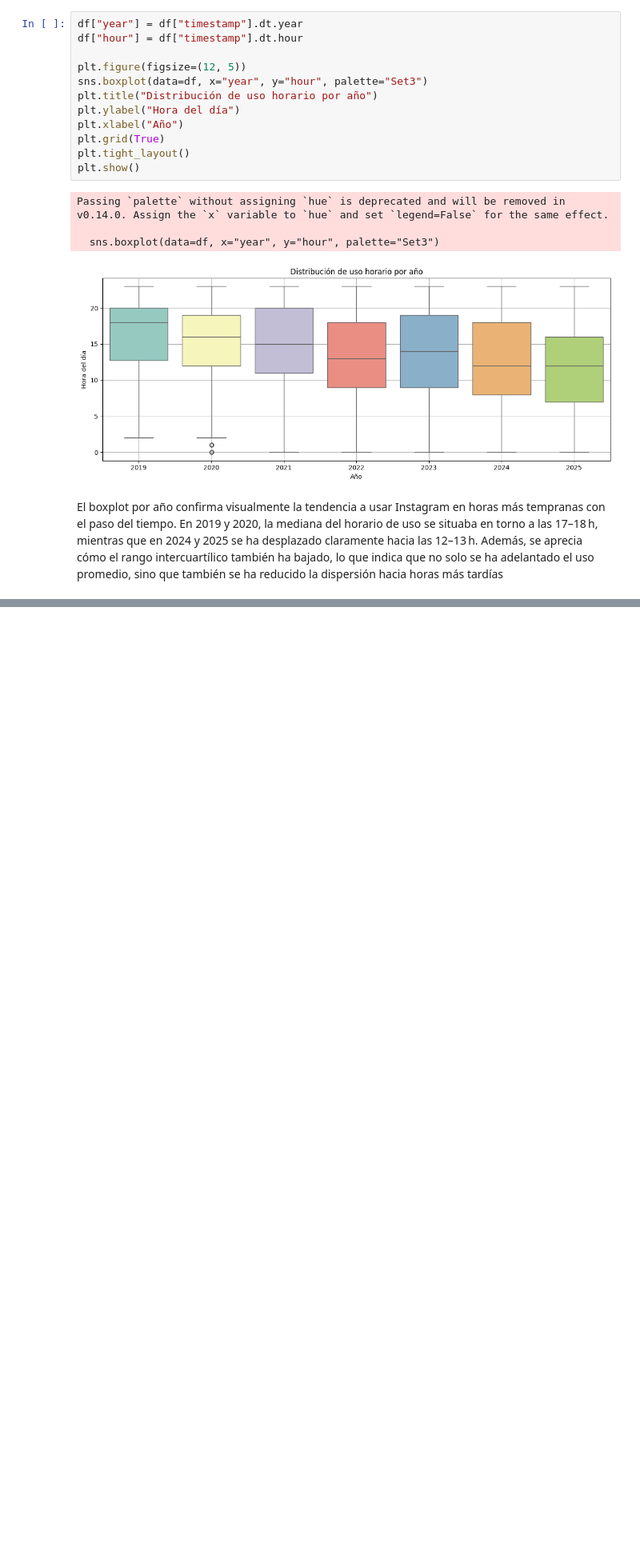
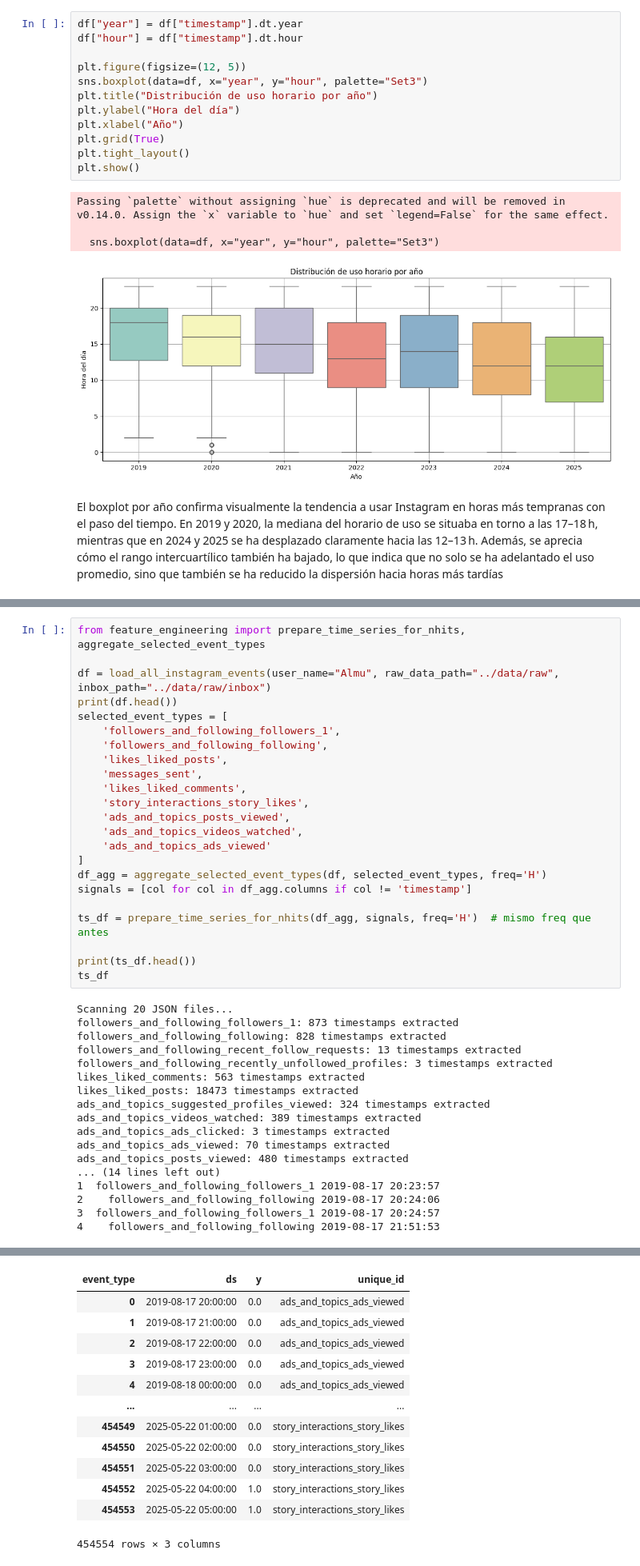
Before and after one commit to AlmuBC/instagram-behavior-analysis, a Jupyter notebook: notebooks/01_exploration.ipynb, the cells around one changed output, grey strips where cells are left out. Shown at 80% size. Drawn from its saved outputs; the diff is of its cells as text; blank space fills up the shorter version.

```diff
--- a/notebooks/01_exploration.ipynb
+++ b/notebooks/01_exploration.ipynb
@@ -256,0 +289,41 @@ El boxplot por año confirma visualmente la tendencia a usar Instagram en horas
+# %%
+from feature_engineering import prepare_time_series_for_nhits, aggregate_selected_event_types
+
+df = load_all_instagram_events(user_name="Almu", raw_data_path="../data/raw", inbox_path="../data/raw/inbox")
+print(df.head())
+selected_event_types = [
+    'followers_and_following_followers_1',
+    'followers_and_following_following',
+    'likes_liked_posts',
+    'messages_sent',
+    'likes_liked_comments',
+    'story_interactions_story_likes',
+    'ads_and_topics_posts_viewed',
+    'ads_and_topics_videos_watched',
+    'ads_and_topics_ads_viewed'
+]
+df_agg = aggregate_selected_event_types(df, selected_event_types, freq='H')
+signals = [col for col in df_agg.columns if col != 'timestamp']
+
+ts_df = prepare_time_series_for_nhits(df_agg, signals, freq='H')  # mismo freq que antes
+
+print(ts_df.head())
+ts_df
+# %% [output]
+Scanning 20 JSON files...
+followers_and_following_followers_1: 873 timestamps extracted
+followers_and_following_following: 828 timestamps extracted
+followers_and_following_recent_follow_requests: 13 timestamps extracted
+followers_and_following_recently_unfollowed_profiles: 3 timestamps extracted
+likes_liked_comments: 563 timestamps extracted
+likes_liked_posts: 18473 timestamps extracted
+ads_and_topics_suggested_profiles_viewed: 324 timestamps extracted
+ads_and_topics_videos_watched: 389 timestamps extracted
+ads_and_topics_ads_clicked: 3 timestamps extracted
+ads_and_topics_ads_viewed: 70 timestamps extracted
+ads_and_topics_posts_viewed: 480 timestamps extracted
+... (14 lines left out)
+1  followers_and_following_followers_1 2019-08-17 20:23:57
+2    followers_and_following_following 2019-08-17 20:24:06
+3  followers_and_following_followers_1 2019-08-17 20:24:57
+4    followers_and_following_following 2019-08-17 21:51:53
@@ -256,0 +336,13 @@ El boxplot por año confirma visualmente la tendencia a usar Instagram en horas
+| event_type | ds | y | unique_id |
+| 0 | 2019-08-17 20:00:00 | 0.0 | ads_and_topics_ads_viewed |
+| 1 | 2019-08-17 21:00:00 | 0.0 | ads_and_topics_ads_viewed |
+| 2 | 2019-08-17 22:00:00 | 0.0 | ads_and_topics_ads_viewed |
+| 3 | 2019-08-17 23:00:00 | 0.0 | ads_and_topics_ads_viewed |
+| 4 | 2019-08-18 00:00:00 | 0.0 | ads_and_topics_ads_viewed |
+| ... | ... | ... | ... |
+| 454549 | 2025-05-22 01:00:00 | 0.0 | story_interactions_story_likes |
+| 454550 | 2025-05-22 02:00:00 | 0.0 | story_interactions_story_likes |
+| 454551 | 2025-05-22 03:00:00 | 0.0 | story_interactions_story_likes |
+| 454552 | 2025-05-22 04:00:00 | 1.0 | story_interactions_story_likes |
+| 454553 | 2025-05-22 05:00:00 | 1.0 | story_interactions_story_likes |
+454554 rows × 3 columns
```
Also changed, not shown: parts of 12 cells of this notebook, 3 other files.
